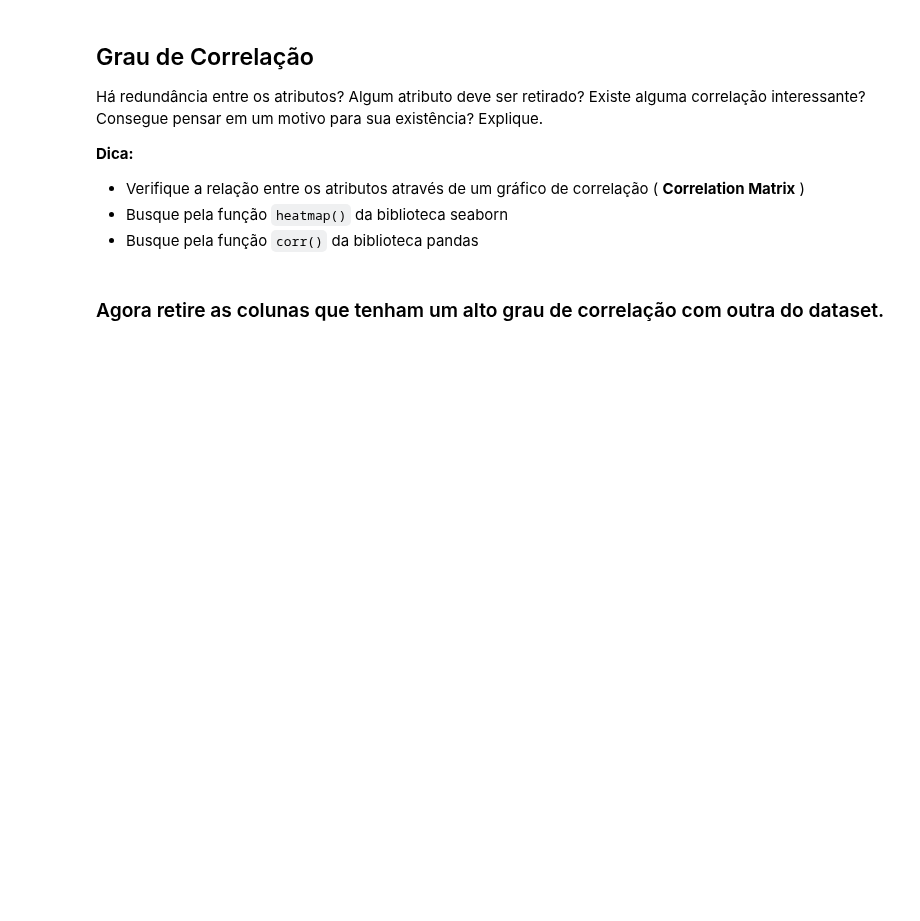
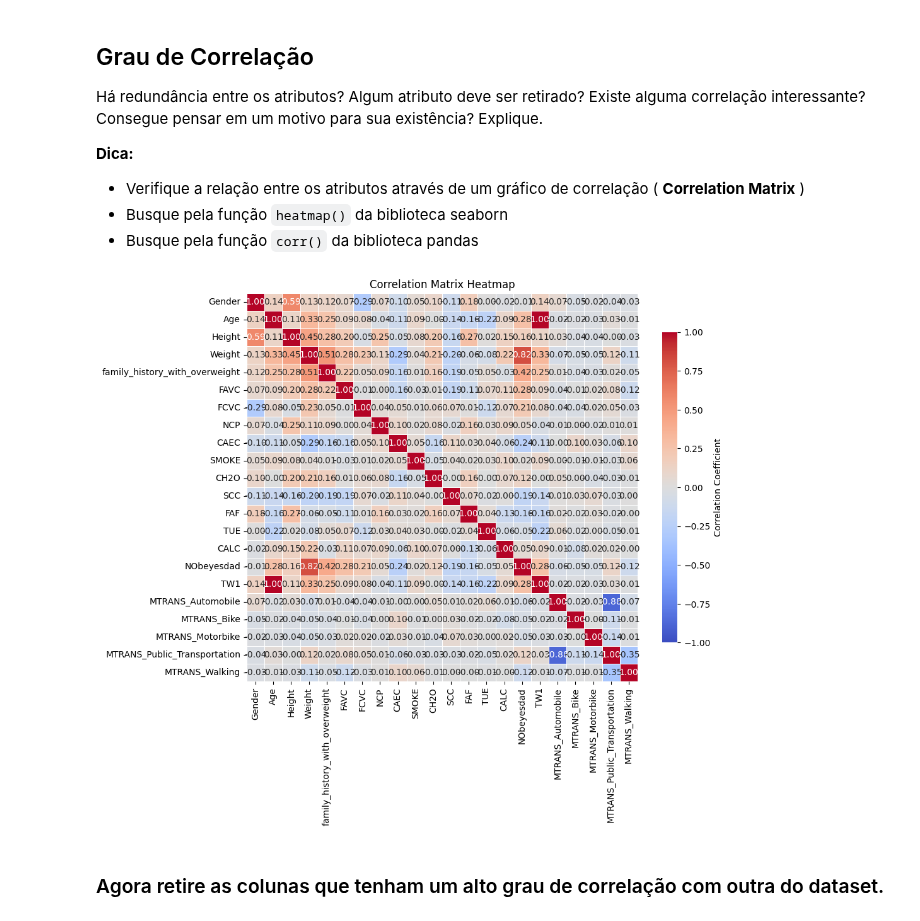
Before and after one commit to Mr-Barros/ENG4502, a Jupyter notebook: Assignment1/Notebook_PreProcessamento_KNN.ipynb, the cells around one changed output. Cells and saved outputs as stored; diff of their text form; code cells hidden in the pictures; blank space fills up the shorter version.

```diff
--- a/Assignment1/Notebook_PreProcessamento_KNN.ipynb
+++ b/Assignment1/Notebook_PreProcessamento_KNN.ipynb
@@ -204,5 +205,15 @@ Há redundância entre os atributos? Algum atributo deve ser retirado? Existe al
 ( **Correlation Matrix** )
 * Busque pela função `heatmap()` da biblioteca seaborn
 * Busque pela função `corr()` da biblioteca pandas
+# %%
+correlation = df.corr()
+
+plt.figure(figsize=(10, 8))
+sns.heatmap(correlation, annot=True, cmap='coolwarm', fmt='.2f', linewidths=.5,
+            vmin=-1, vmax=1, cbar_kws={'shrink': .8, 'label': 'Correlation Coefficient'})
+plt.title('Correlation Matrix Heatmap')
+plt.show()
+# %% [output]
+[figure, added]
 # %% [markdown]
 ###  Agora retire as colunas que tenham um alto grau de correlação com outra do dataset.
```
Also changed, not shown: parts of 2 cells of this notebook, 1 other file.
